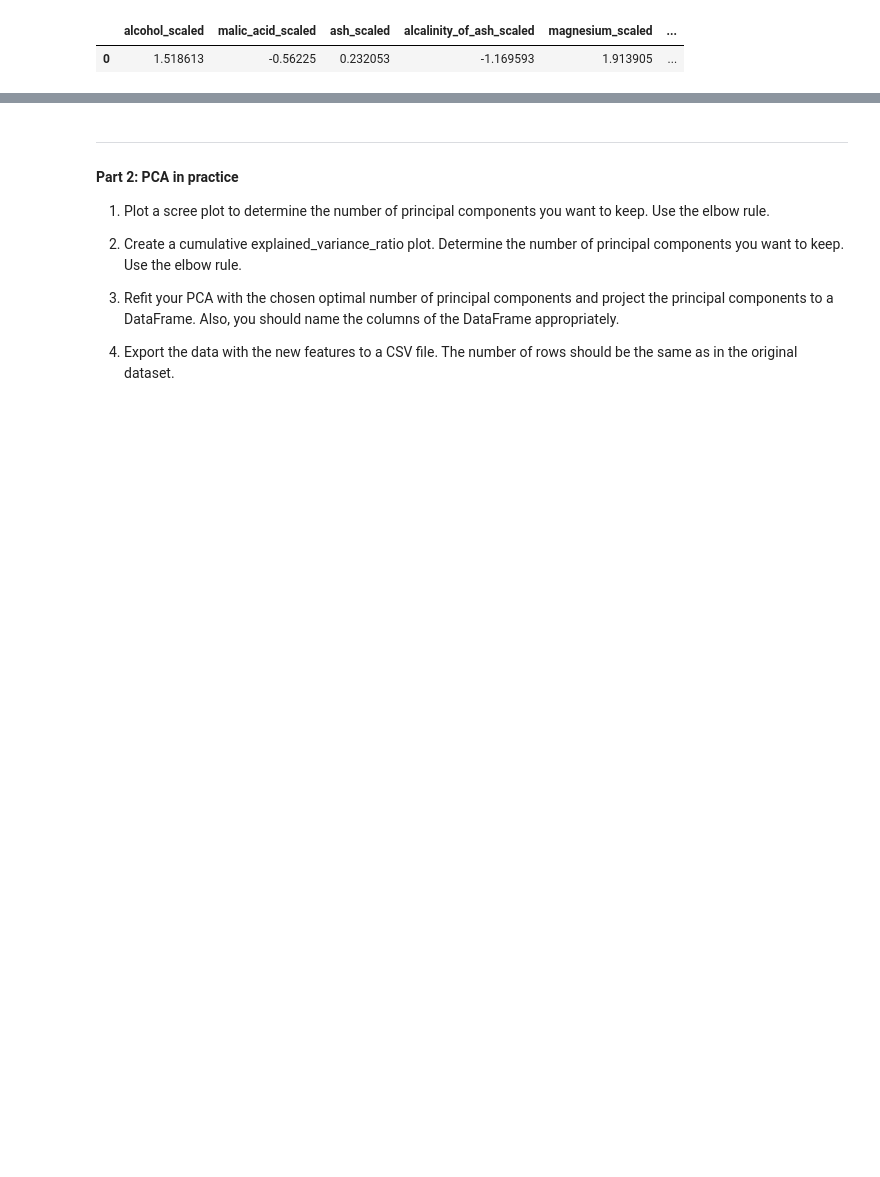
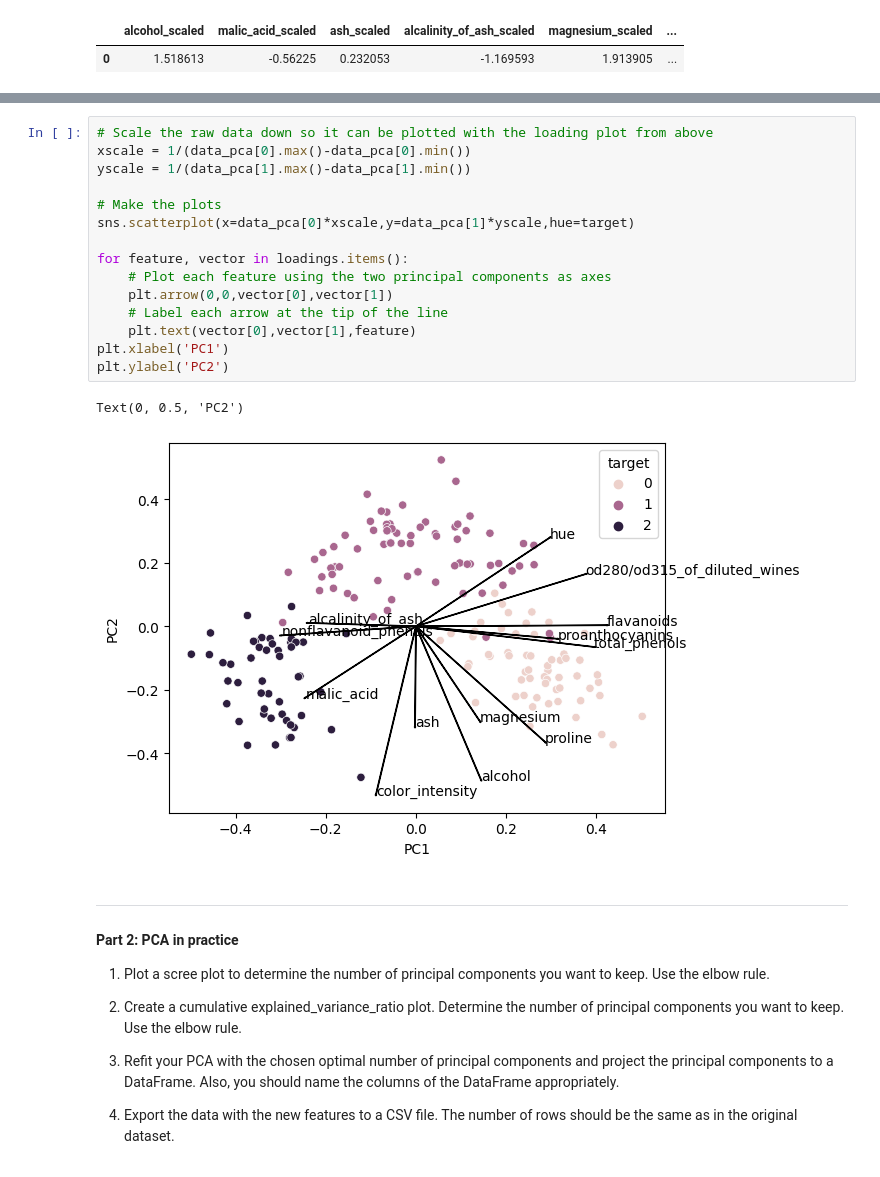
Before and after one commit to silvhua-Lighthouse/2022-10-10-dimensionality_reduction_exercise, a Jupyter notebook: PCA_exercise.ipynb, the cells around one changed output, grey strips where cells are left out. Cells and saved outputs as stored; diff of their text form; blank space fills up the shorter version.

```diff
--- a/PCA_exercise.ipynb
+++ b/PCA_exercise.ipynb
@@ -73,3 +187,21 @@ sns.heatmap(data_scaled.corr())
+# %%
+# Scale the raw data down so it can be plotted with the loading plot from above
+xscale = 1/(data_pca[0].max()-data_pca[0].min())
+yscale = 1/(data_pca[1].max()-data_pca[1].min())
+
+# Make the plots
+sns.scatterplot(x=data_pca[0]*xscale,y=data_pca[1]*yscale,hue=target)
+
+for feature, vector in loadings.items():
+    # Plot each feature using the two principal components as axes
+    plt.arrow(0,0,vector[0],vector[1])
+    # Label each arrow at the tip of the line
+    plt.text(vector[0],vector[1],feature)
+plt.xlabel('PC1')
+plt.ylabel('PC2')
+# %% [output]
+Text(0, 0.5, 'PC2')
+[figure, added]
 # %% [markdown]
 _____________________
 #### Part 2: PCA in practice
```
Also changed, not shown: parts of 19 cells of this notebook.
